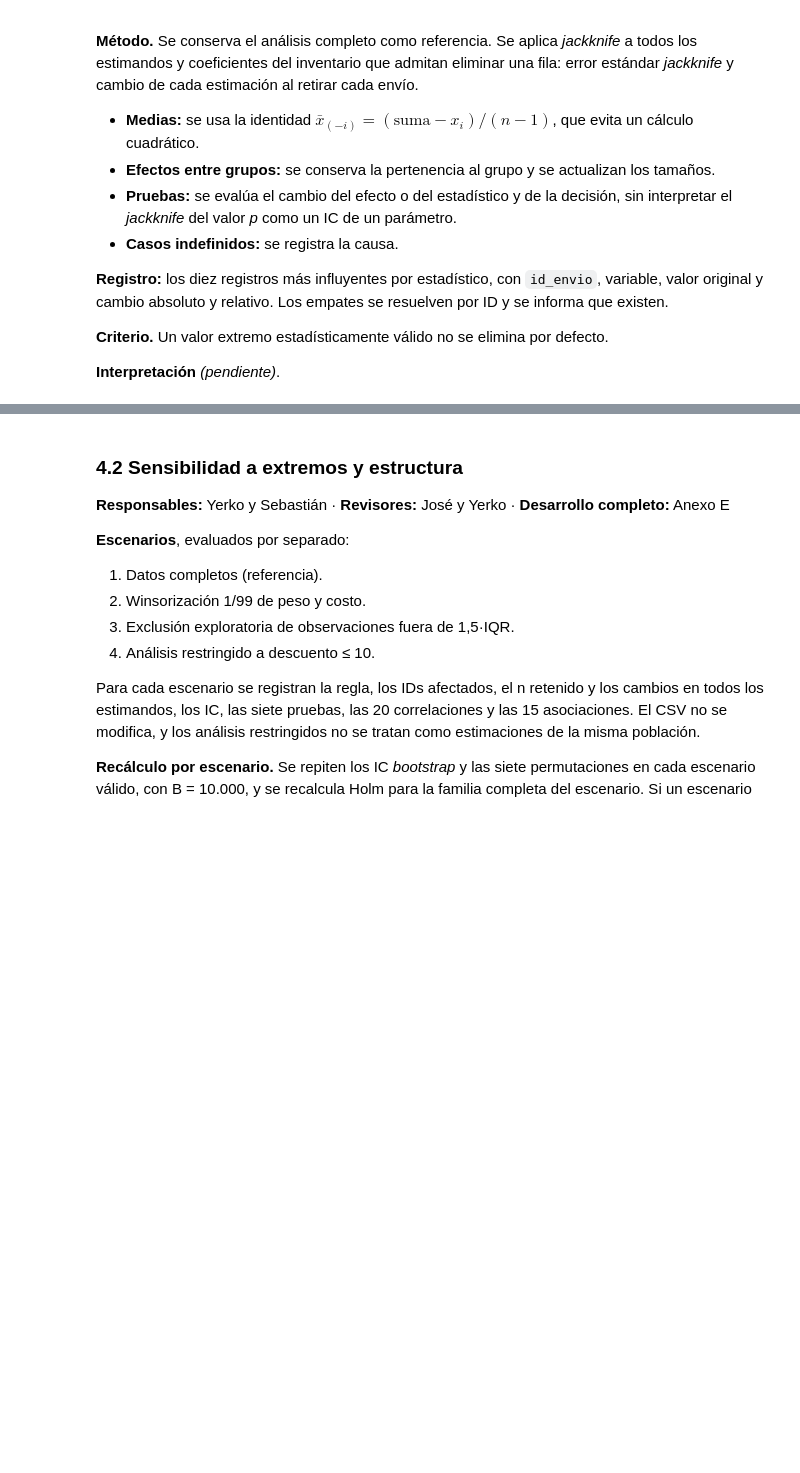
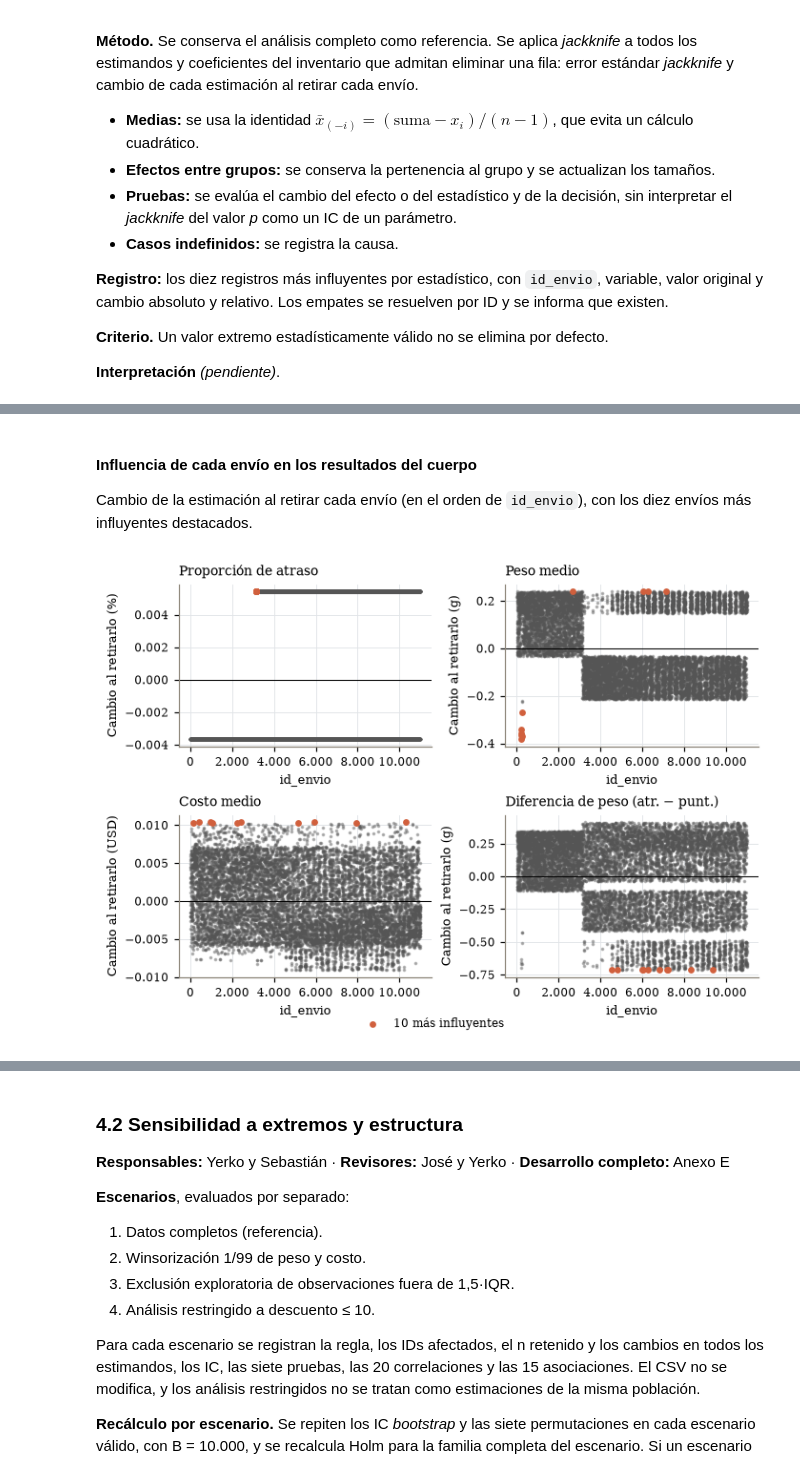
Before and after one commit to joserodriguezc/grupo_1_estadistica_computacional, a Jupyter notebook: sumativa_2/notebooks/sumativa_2_grupo1.ipynb, the cells around one changed output, grey strips where cells are left out. Drawn from its saved outputs; the diff is of its cells as text; code cells hidden in the pictures; blank space fills up the shorter version.

```diff
--- a/sumativa_2/notebooks/sumativa_2_grupo1.ipynb
+++ b/sumativa_2/notebooks/sumativa_2_grupo1.ipynb
@@ -1267,7 +1281,7 @@ rng = generador('bootstrap_parametros')
 REPLICAS_Y02, filas_boot = {}, []
 inicio_y02 = time.perf_counter()
 
-for nombre, est, muestras, claves in bloques:
+for nombre, est, muestras, claves, _ in bloques:
     usadas = [i for i, c in enumerate(claves) if c in claves_y02 and c not in REPLICAS_Y02]
     if not usadas:
         continue
@@ -2236,0 +2487,22 @@ Todas las réplicas tienen B = 10.000, y el MCSE de la media es, en todos los ca
+# %% [markdown]
+#### Influencia de cada envío en los resultados del cuerpo
+
+Cambio de la estimación al retirar cada envío (en el orden de `id_envio`), con los diez envíos más influyentes destacados.
+# %%
+FIGURA_JK = [('PAR-004', 'Proporción de atraso', 100, '%'), ('PAR-003', 'Peso medio', 1, 'g'),
+             ('PAR-001', 'Costo medio', 1, 'USD'), ('EFE-008', 'Diferencia de peso (atr. − punt.)', 1, 'g')]
+fig, ejes, _ = rejilla(4, ncols=2, alto=2.2)
+for ax, (id_res, titulo, escala, unidad) in zip(ejes, FIGURA_JK):
+    posiciones, cambio = CAMBIOS_JK[id_res]
+    top = np.argsort(-np.abs(cambio), kind='stable')[:TOP_JK]
+    ax.scatter(ids_envio[posiciones], cambio * escala, s=2, color=GRIS, alpha=0.35, rasterized=True)
+    ax.scatter(ids_envio[posiciones][top], cambio[top] * escala, s=12, color=TERRA, label='10 más influyentes')
+    ax.axhline(0, color='black', lw=0.7)
+    ax.set_title(titulo)
+    ax.set_xlabel('id_envio')
+    ax.set_ylabel(f'Cambio al retirarlo ({unidad})')
+    ax.xaxis.set_major_formatter(FMT_MILES)
+fig.legend(*ejes[0].get_legend_handles_labels(), loc='lower center', bbox_to_anchor=(0.5, -0.04))
+guardar('fig_jk_1_influencia', fig)
+# %% [output]
+[figure, added]
```
Also changed, not shown: parts of 12 cells of this notebook, 7 other files.
